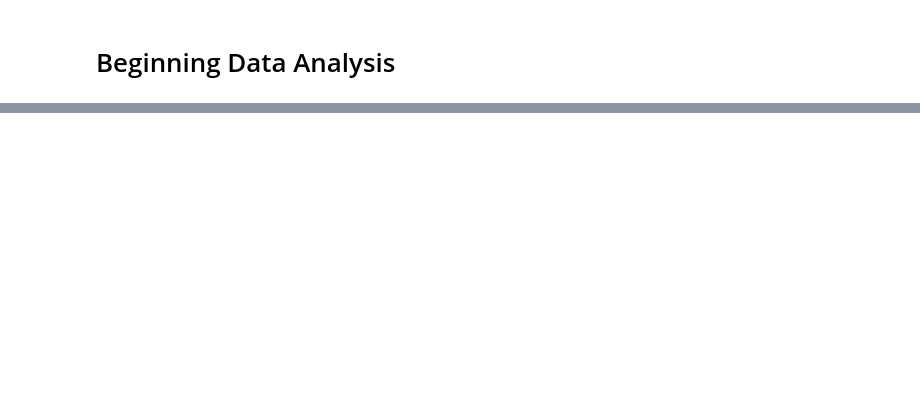
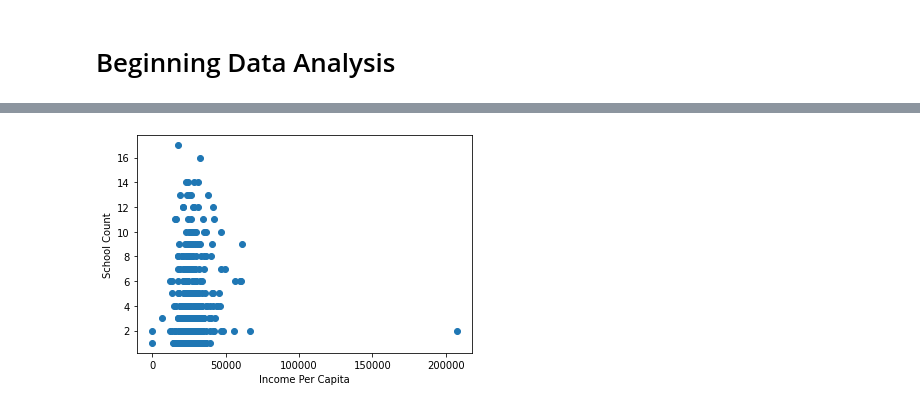
Before and after one commit to staceyj118/Education_and_Taxes, a Jupyter notebook: Resources/Hypothesis Testing.ipynb, the cells around one changed output, grey strips where cells are left out. Saved outputs shown, nothing was run; the diff lists cells and outputs as text; code cells hidden in the pictures; blank space fills up the shorter version.

```diff
--- a/Resources/Hypothesis Testing.ipynb
+++ b/Resources/Hypothesis Testing.ipynb
@@ -13,0 +53,13 @@ engine = create_engine(f'postgresql://{rds_connection_string}')
+# %%
+# Join previous table and college table for further correlation analysis. Summed total school count into new column.
+# Used LEFT JOIN and filled all NaN values with 0 to preserve the prevoius table's values.
+schools_per_capita = pd.merge(k12_per_capita, colleges, how='left', on=['ZIP'])
+schools_per_capita = schools_per_capita.fillna(0)
+schools_per_capita['Total Schools'] = schools_per_capita['k12 Count'] + schools_per_capita['College Count']
+schools_per_capita = schools_per_capita.drop(['k12 Count', 'College Count'], axis=1)
+plt.scatter(schools_per_capita.iloc[:,1],schools_per_capita.iloc[:,2])
+plt.xlabel('Income Per Capita')
+plt.ylabel('School Count')
+plt.show()
+# %% [output]
+[figure, added]
```
Also changed, not shown: parts of 16 cells of this notebook, 1 other file.
